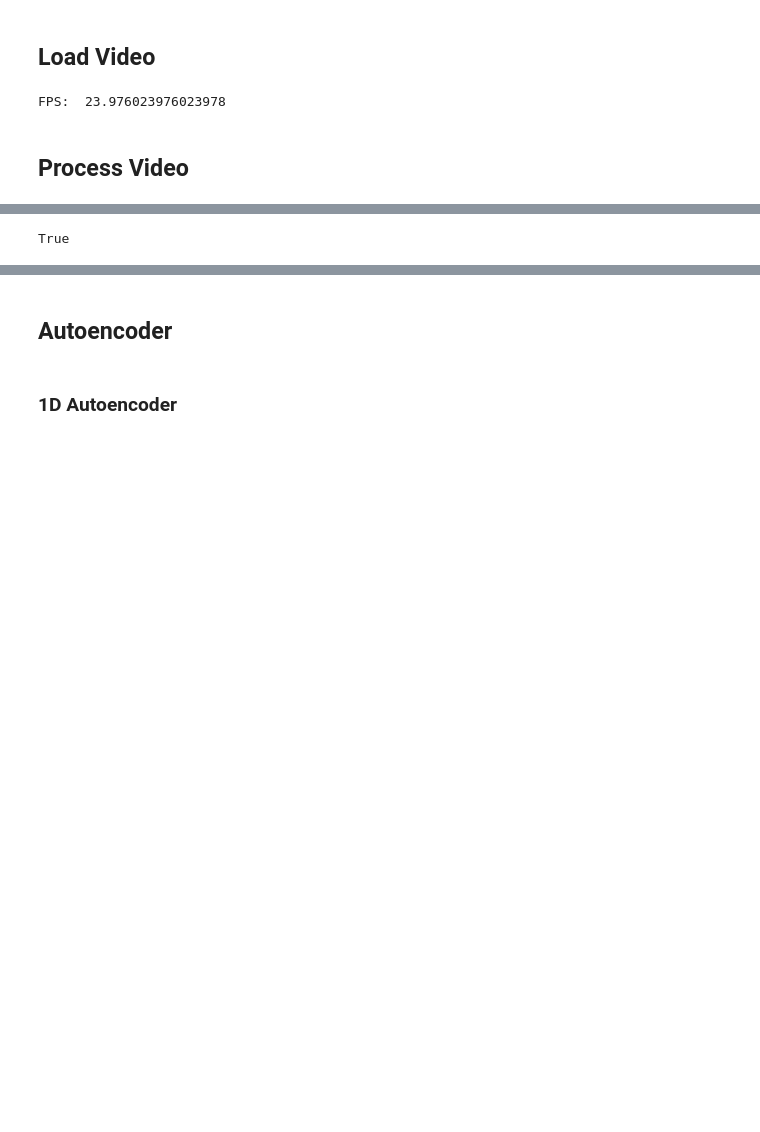
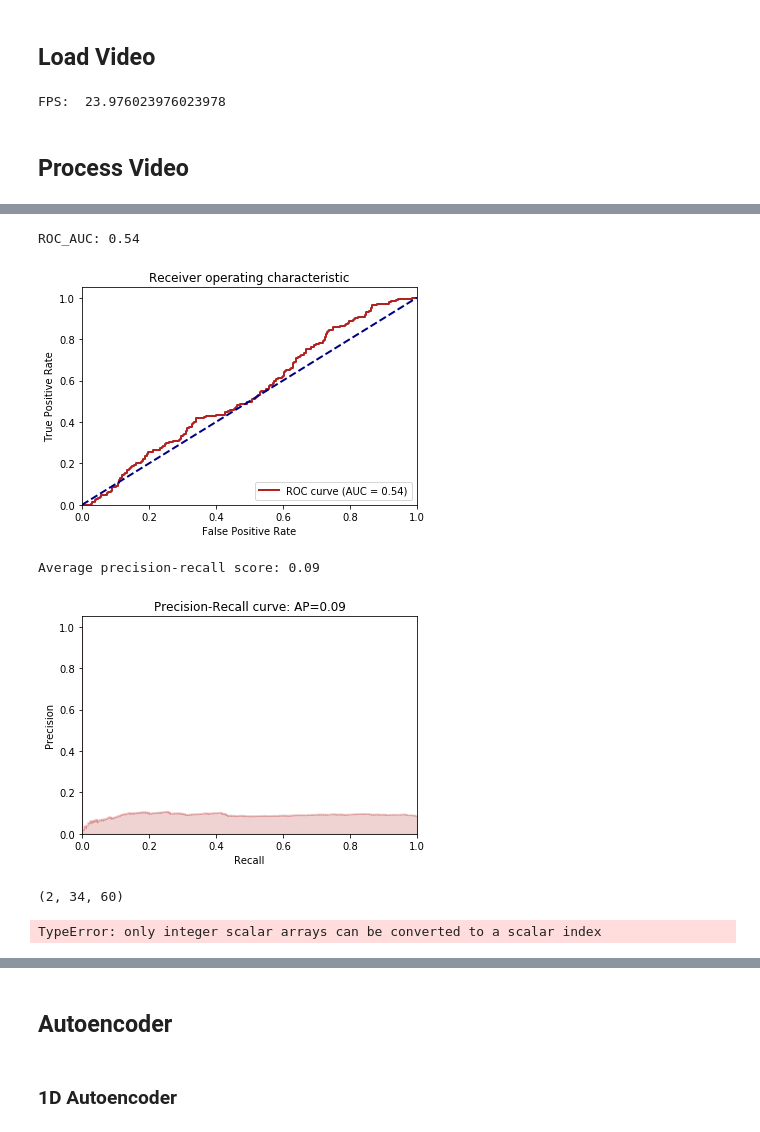
Before and after one commit to erenkopuz/FYP, a Jupyter notebook: video_processing/process_video.ipynb, the cells around one changed output, grey strips where cells are left out. Saved outputs shown, nothing was run; the diff lists cells and outputs as text; code cells hidden in the pictures; blank space fills up the shorter version.

```diff
--- a/video_processing/process_video.ipynb
+++ b/video_processing/process_video.ipynb
@@ -435,7 +438,7 @@ def create_grid(boxes_nms, class_ids_nms, confidences_nms, grid_scaling_factor,
 * "seconds" represents the time intervals in seconds at which samples will be taken from the video.
 * "grid_scaling_factor" represents the factor by which the grid will be shrunk.
 # %%
-seconds = 5
+seconds = 0.25
 grid_scaling_factor = 32
 # %% [markdown]
 # Background Areas
@@ -545,7 +548,7 @@ net = cv2.dnn.readNet('yolov3.weights', 'yolov3.cfg')
 
 
 
-videofile = 'videos/DSC_0005.MOV'
+videofile = 'videos/FYP_Traffic_Footage_Embankment.mp4'
 
 cap = cv2.VideoCapture(videofile)
 
@@ -720,0 +789,37 @@ print(j)
+# %%
+grids_v = np.load("grid_arrays/grids_v.npy")
+grids_p = np.load("grid_arrays/grids_p.npy")
+grids_vp = np.load("grid_arrays/grids_vp.npy")
+grids_vpb = np.load("grid_arrays/grids_vpb.npy")
+
+frameIds = np.load("grid_arrays/frameIds.npy")
+time_sec_count = np.load("grid_arrays/time_sec_count.npy")
+ground_truth = np.load("grid_arrays/ground_truth.npy")
+# %%
+from math import ceil
+
+clip_range = 2  # in seconds
+
+clip_size = int(round(clip_range/seconds))
+
+print(ground_truth.shape)
+print(num_scenes)
+
+num_clips = int(ceil(ground_truth.shape[0]/clip_size))
+print(num_clips)
+
+y_gt    = np.zeros((num_clips), dtype = np.int8)
+
+
+for i, gt in enumerate(y_gt):
+    if 1 in ground_truth[clip_size*i:clip_size*(i+1)]:
+        y_gt[i] = 1
+
+
+j = 0
+for y in y_gt:
+    if y ==1:
+        j = j+1
+
+print(j)
+print(100*j/num_clips)
@@ -760,8 +951,17 @@ print(mean)
+# %%
+roc_auc, average_precision = calc_metrics(y_gt, y_score, display_graphs=True)
+# %% [output]
+ROC_AUC: 0.54
+[figure, added]
+Average precision-recall score: 0.09
+[figure, added]
 # %%
+print (mean_grid.shape)
 mean_grid = np.multiply(mean_grid,255)
-cv2.imwrite("mean_grid.jpg", mean_grid)
+cv2.imwrite("mean_grid.jpg", mean_grid.reshape((mean_grid[0],34,60)))
 # %% [output]
-True
+(2, 34, 60)
+TypeError: only integer scalar arrays can be converted to a scalar index
 # %%
 maxi = np.amax(mean_grid)
 print (maxi)
```
Also changed, not shown: parts of 39 cells of this notebook.
